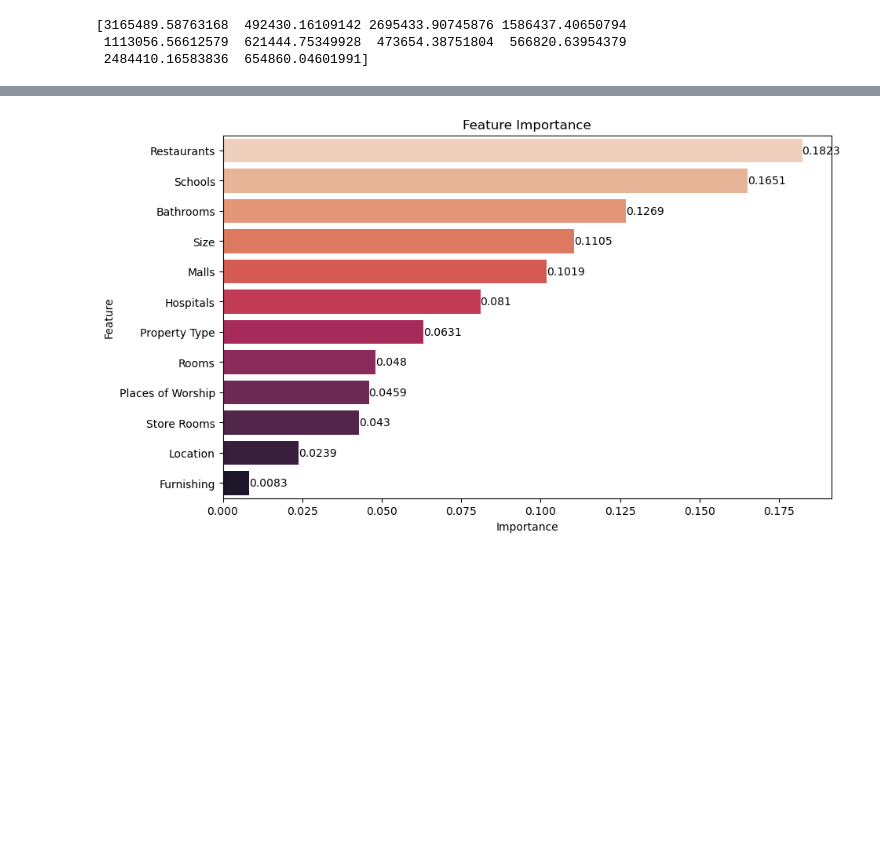
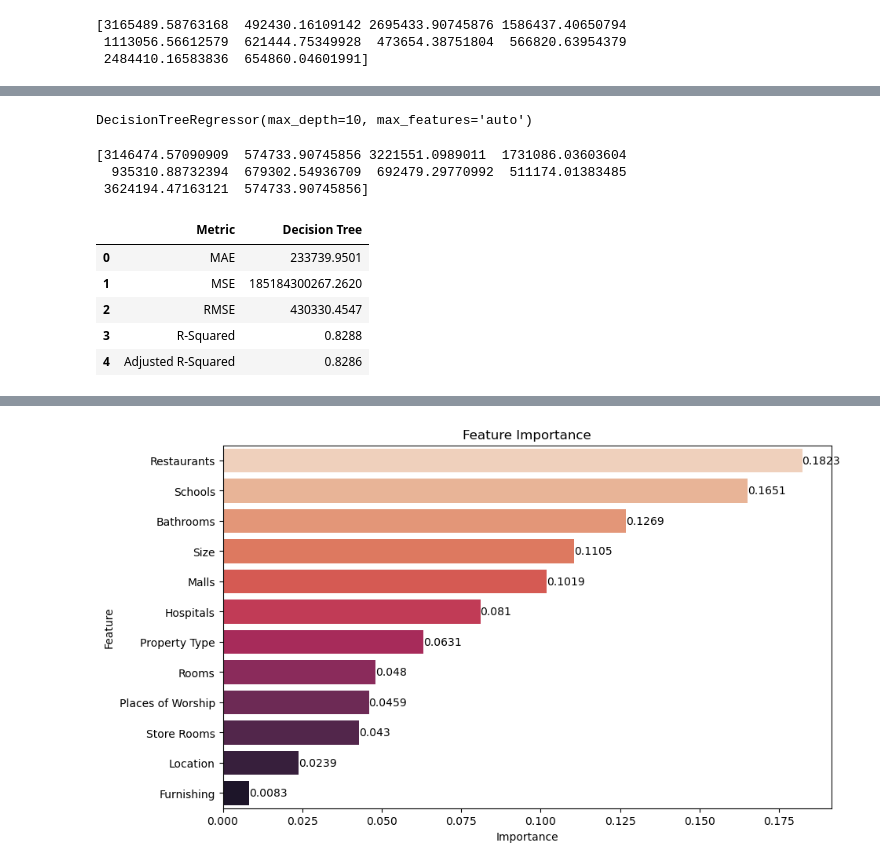
Before and after one commit to GanKaiFeng1999/Capstone_2, a Jupyter notebook: Capstone 2 Modelling.ipynb, the cells around one changed output, grey strips where cells are left out. Drawn from its saved outputs; the diff is of its cells as text; code cells hidden in the pictures; blank space fills up the shorter version.

```diff
--- a/Capstone 2 Modelling.ipynb
+++ b/Capstone 2 Modelling.ipynb
@@ -350,0 +371,39 @@ tuned_RF_metrics
+# %%
+DT_model = DecisionTreeRegressor(
+    criterion='squared_error',
+    max_depth=10,
+    max_features='auto',
+    splitter='best',
+)
+DT_model.fit(x_train, y_train)
+# %% [output]
+DecisionTreeRegressor(max_depth=10, max_features='auto')
+# %%
+# Generate predictions
+
+pred = DT_model.predict(x_test)
+print(pred[:10])
+# %% [output]
+[3146474.57090909  574733.90745856 3221551.0989011  1731086.03603604
+  935310.88732394  679302.54936709  692479.29770992  511174.01383485
+ 3624194.47163121  574733.90745856]
+# %%
+# Find metrics
+from sklearn import metrics
+
+DT_metrics = pd.DataFrame ({'Metric':
+['MAE', 'MSE', 'RMSE', 'R-Squared', 'Adjusted R-Squared'],
+'Decision Tree':
+[metrics.mean_absolute_error(y_test, pred),
+metrics.mean_squared_error (y_test, pred),
+np.sqrt (metrics.mean_squared_error (y_test, pred)),
+metrics.explained_variance_score (y_test, pred),
+calculate_adjusted_r_squared(y_test, pred)]})
+DT_metrics
+# %% [output]
+|  | Metric | Decision Tree |
+| 0 | MAE | 233739.9501 |
+| 1 | MSE | 185184300267.2620 |
+| 2 | RMSE | 430330.4547 |
+| 3 | R-Squared | 0.8288 |
+| 4 | Adjusted R-Squared | 0.8286 |
```
Also changed, not shown: parts of 23 cells of this notebook, 3 other files.
